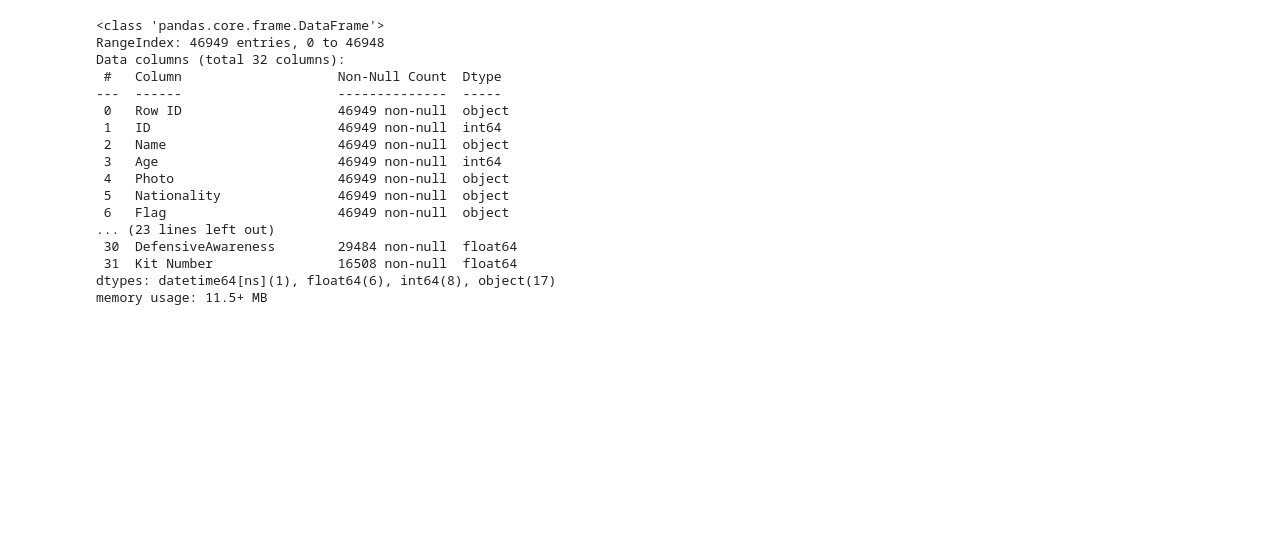
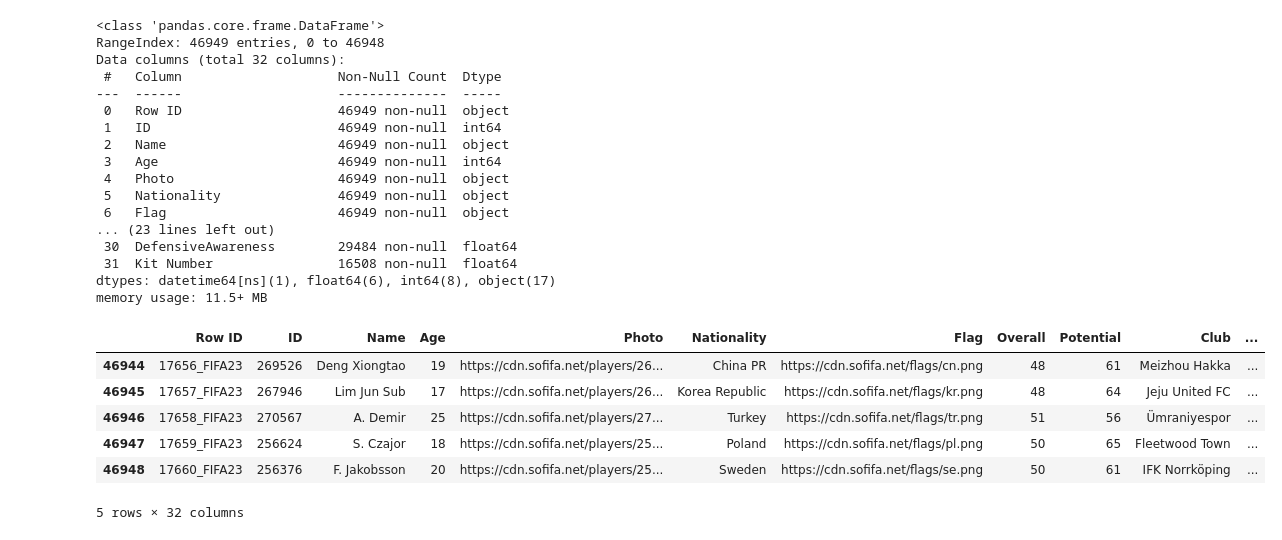
Before and after one commit to belhaddadmohamed/Kaggle-Competitions-Data-Analytics, a Jupyter notebook: DS - Mazen Analytics/Project4 - Fifa/fifa_analysis.ipynb, the cells around one changed output. Cells and saved outputs as stored; diff of their text form; code cells hidden in the pictures; blank space fills up the shorter version.

```diff
--- a/DS - Mazen Analytics/Project4 - Fifa/fifa_analysis.ipynb
+++ b/DS - Mazen Analytics/Project4 - Fifa/fifa_analysis.ipynb
@@ -152,7 +143,7 @@ memory usage: 11.5+ MB
 # Normalize 'Release Clause' column
 df['Release Clause (Normalized)'] = ""
 for i in range(df.shape[0]):
-  if not pd.isnull(df.iloc[i]['Release Clause']):
+  if not pd.isnull(df.loc[i, 'Release Clause']):
     if df.iloc[i]['Release Clause'][-1] == "M":
       df.loc[i, 'Release Clause (Normalized)'] = float(df.iloc[i]['Release Clause'][1:-1]) * 1000000
     elif df.iloc[i]['Release Clause'][-1] == "K":
@@ -165,4 +156,19 @@ for i in range(df.shape[0]):
 # df['Release Clause (Normalized)'].astype('int')
 # %%
 # Normalize 'Weight/ Height' columns
-# ........
+for i in range(df.shape[0]):
+  if not pd.isnull(df.loc[i, "Weight"]):
+    if df.loc[i, "Weight"][-3:] == "lbs":
+      df.loc[i, "Weight"] = int(int(df.loc[i, "Weight"][:-3]) * 0.453592)
+    elif df.loc[i, "Weight"][-2:] == "kg":
+      df.loc[i, "Weight"] = int(df.loc[i, "Weight"][:-2])
+
+df.tail()
+# %% [output]
+|  | Row ID | ID | Name | Age | Photo | Nationality | Flag | Overall | Potential | Club | ... |
+| 46944 | 17656_FIFA23 | 269526 | Deng Xiongtao | 19 | https://cdn.sofifa.net/players/26... | China PR | https://cdn.sofifa.net/flags/cn.png | 48 | 61 | Meizhou Hakka | ... |
+| 46945 | 17657_FIFA23 | 267946 | Lim Jun Sub | 17 | https://cdn.sofifa.net/players/26... | Korea Republic | https://cdn.sofifa.net/flags/kr.png | 48 | 64 | Jeju United FC | ... |
+| 46946 | 17658_FIFA23 | 270567 | A. Demir | 25 | https://cdn.sofifa.net/players/27... | Turkey | https://cdn.sofifa.net/flags/tr.png | 51 | 56 | Ümraniyespor | ... |
+| 46947 | 17659_FIFA23 | 256624 | S. Czajor | 18 | https://cdn.sofifa.net/players/25... | Poland | https://cdn.sofifa.net/flags/pl.png | 50 | 65 | Fleetwood Town | ... |
+| 46948 | 17660_FIFA23 | 256376 | F. Jakobsson | 20 | https://cdn.sofifa.net/players/25... | Sweden | https://cdn.sofifa.net/flags/se.png | 50 | 61 | IFK Norrköping | ... |
+5 rows × 32 columns
```
Also changed, not shown: parts of 7 cells of this notebook.
